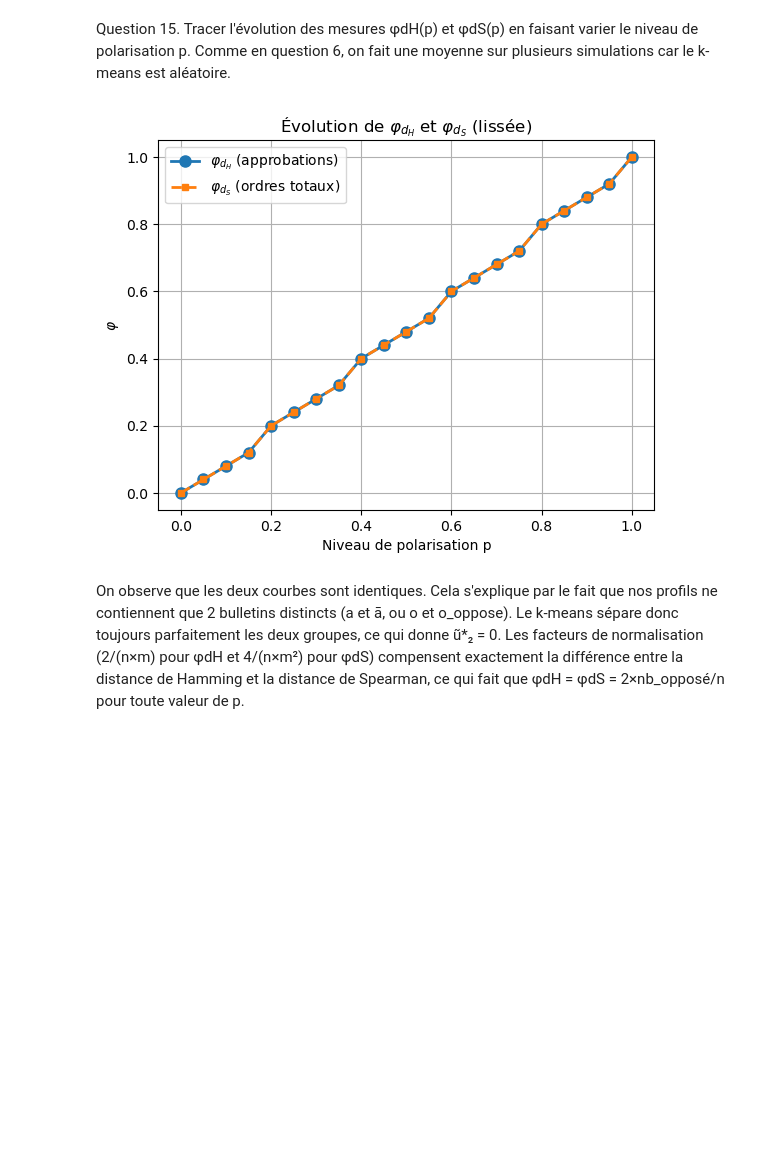
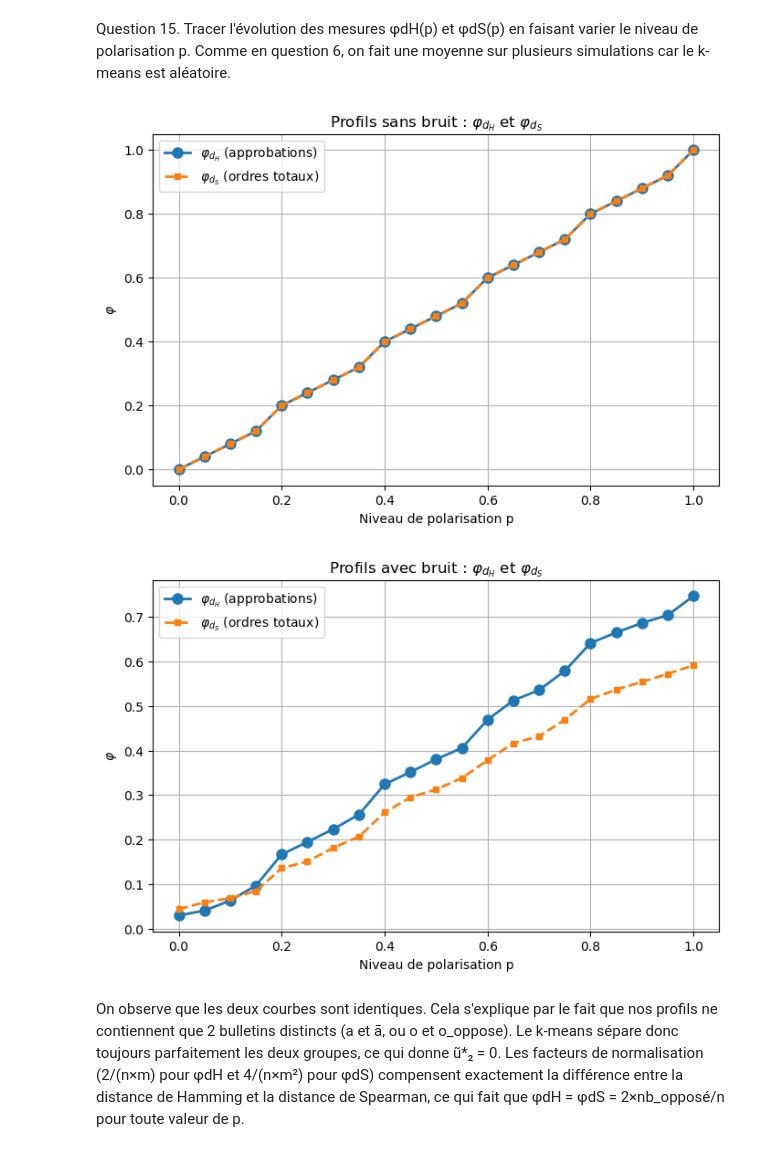
Before and after one commit to speedyangela/projet_fmad, a Jupyter notebook: notebooks/question15.ipynb, the cells around one changed output. Cells and saved outputs as stored; diff of their text form; code cells hidden in the pictures; blank space fills up the shorter version.

Commit message:
génération profil avec bruit

```diff
--- a/notebooks/question15.ipynb
+++ b/notebooks/question15.ipynb
@@ -10,33 +10,58 @@ from src.polarisation import calcul_phi_dh_approbation, calcul_phi_ds_ordres
 Question 15. Tracer l'évolution des mesures φdH(p) et φdS(p) en faisant varier le niveau de polarisation p.
 Comme en question 6, on fait une moyenne sur plusieurs simulations car le k-means est aléatoire.
 # %%
-n=50 #nbr de votants
-m=10 #nbr de candidats
-val_p=np.linspace(0,1,21) #21 valeurs de p de 0 à 1 (on fait varier p)
+n=50
+m=10
+val_p=np.linspace(0,1,21)
 nb_simu=20
 
 phi_dh=[]
 phi_ds=[]
+phi_dh_bruit=[]
+phi_ds_bruit=[]
+
 for p in val_p:
     somme_dh=0
     somme_ds=0
+    somme_dh_bruit=0
+    somme_ds_bruit=0
     for _ in range(nb_simu):
         profil_approbation=generer_profil_approbation(n,m,p)
         profil_ordres=generer_profil_ordres(n,m,p)
+        profil_approbation_bruit=generer_profil_approbation_bruit(n,m,p)
+        profil_ordres_bruit=generer_profil_ordres_bruit(n,m,p)
         somme_dh+=calcul_phi_dh_approbation(profil_approbation)
         somme_ds+=calcul_phi_ds_ordres(profil_ordres)
+        somme_dh_bruit+=calcul_phi_dh_approbation(profil_approbation_bruit)
+        somme_ds_bruit+=calcul_phi_ds_ordres(profil_ordres_bruit)
     phi_dh.append(somme_dh / nb_simu)
     phi_ds.append(somme_ds / nb_simu)
+    phi_dh_bruit.append(somme_dh_bruit / nb_simu)
+    phi_ds_bruit.append(somme_ds_bruit / nb_simu)
 # %%
+#Graphique 1 : profils SANS bruit (2 bulletins distincts uniquement)
+plt.figure(figsize=(8, 5))
 plt.plot(val_p, phi_dh, marker='o', markersize=8, linewidth=2, label=r'$\varphi_{d_H}$ (approbations)')
 plt.plot(val_p, phi_ds, marker='s', markersize=5, linestyle='--', linewidth=2, label=r'$\varphi_{d_S}$ (ordres totaux)')
-plt.title(r"Évolution de $\varphi_{d_H}$ et $\varphi_{d_S}$ (lissée)")
+plt.title(r"Profils sans bruit : $\varphi_{d_H}$ et $\varphi_{d_S}$")
 plt.xlabel("Niveau de polarisation p")
 plt.ylabel(r"$\varphi$")
 plt.grid(True)
 plt.legend()
 plt.show()
+
+#Graphique 2 : profils AVEC bruit (plus de 2 bulletins distincts)
+plt.figure(figsize=(8, 5))
+plt.plot(val_p, phi_dh_bruit, marker='o', markersize=8, linewidth=2, label=r'$\varphi_{d_H}$ (approbations)')
+plt.plot(val_p, phi_ds_bruit, marker='s', markersize=5, linestyle='--', linewidth=2, label=r'$\varphi_{d_S}$ (ordres totaux)')
+plt.title(r"Profils avec bruit : $\varphi_{d_H}$ et $\varphi_{d_S}$")
+plt.xlabel("Niveau de polarisation p")
+plt.ylabel(r"$\varphi$")
+plt.grid(True)
+plt.legend()
+plt.show()
 # %% [output]
-[figure, old version]
+[figure, new version]
+[figure, added]
 # %% [markdown]
 On observe que les deux courbes sont identiques. Cela s'explique par le fait que nos profils ne contiennent que 2 bulletins distincts (a et ā, ou o et o_oppose). Le k-means sépare donc toujours parfaitement les deux groupes, ce qui donne ũ*₂ = 0. Les facteurs de normalisation (2/(n×m) pour φdH et 4/(n×m²) pour φdS) compensent exactement la différence entre la distance de Hamming et la distance de Spearman, ce qui fait que φdH = φdS = 2×nb_opposé/n pour toute valeur de p.
```
Also changed, not shown: parts of 1 cell of this notebook, 1 other file.
